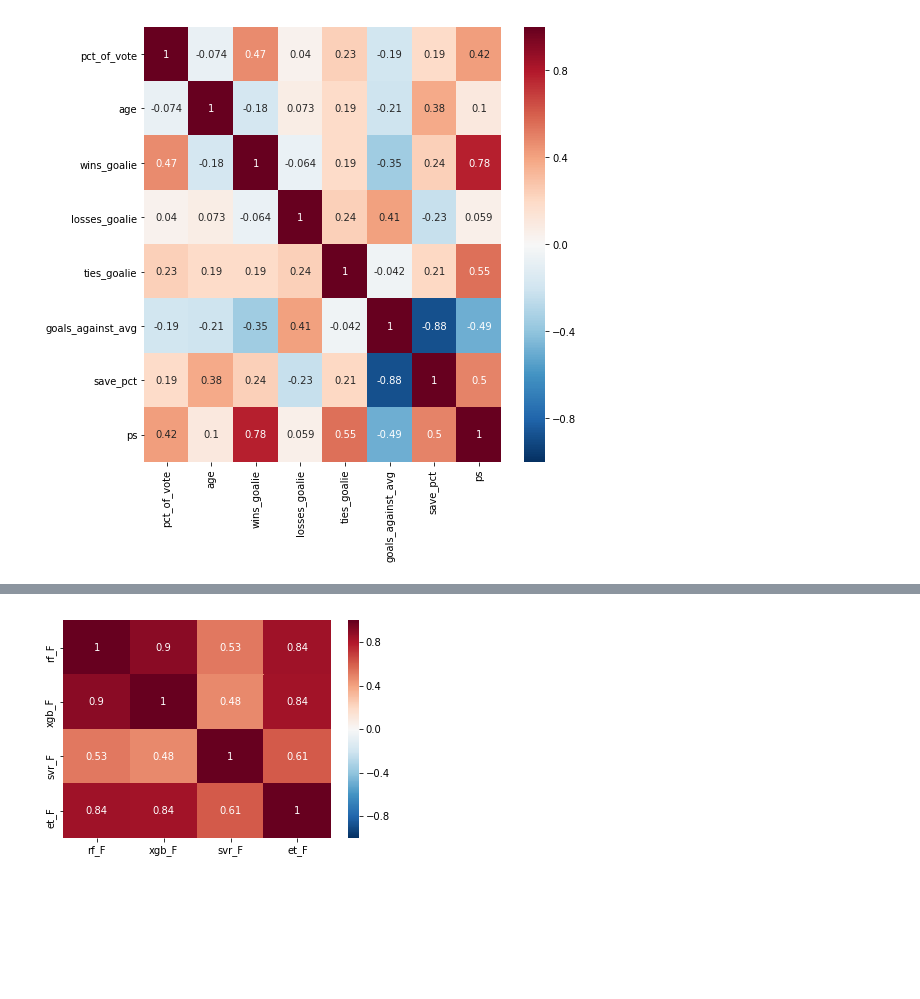
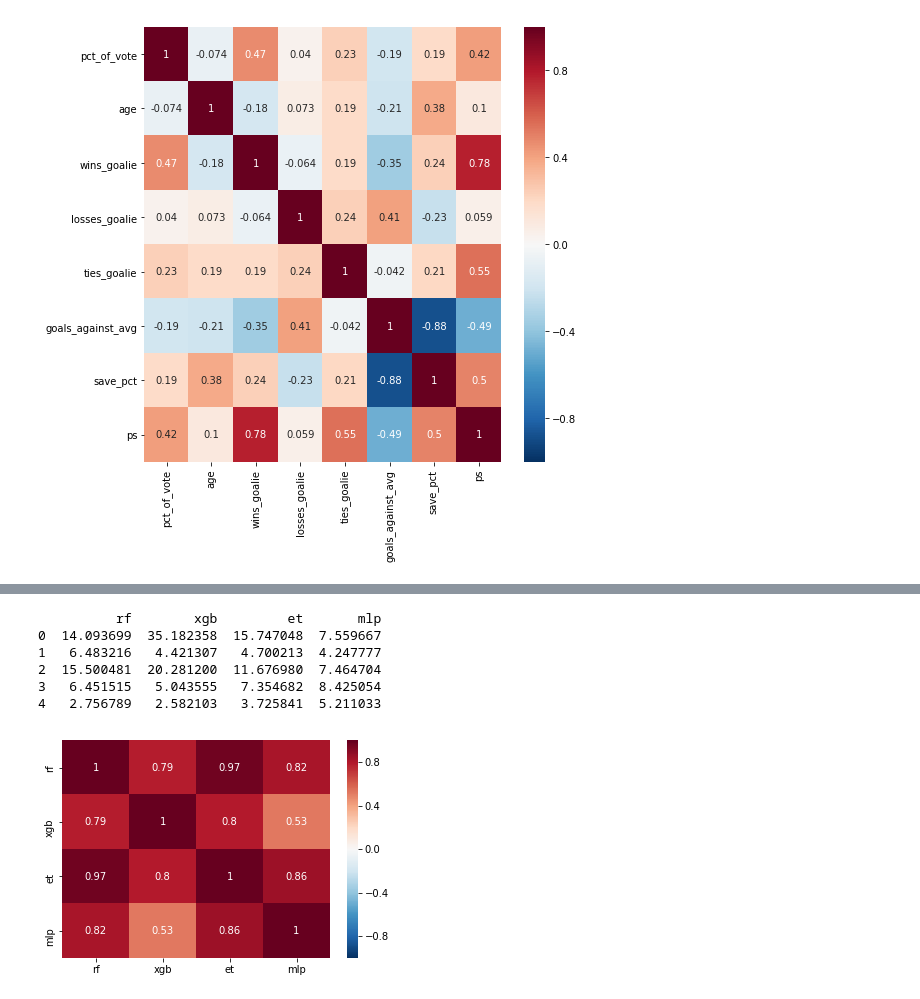
Before and after one commit to dbz10/NHL-Player-Awards, a Jupyter notebook: NHL MVP prediction.ipynb, the cells around one changed output, grey strips where cells are left out. Cells and saved outputs as stored; diff of their text form; code cells hidden in the pictures; blank space fills up the shorter version.

```diff
--- a/NHL MVP prediction.ipynb
+++ b/NHL MVP prediction.ipynb
@@ -250,8 +254,9 @@ model_features = [ u'age', u'goals', u'assists',  u'plus_minus',
 
 
 # # two approaches: in one, use all years prior to 2017 as training
-# train=fd[fd["Year"]<=2017]
-# test=fd[fd["Year"]>2017]
+target_yr = 2015
+train=fd[fd["Year"]!=target_yr]
+test=fd[fd["Year"] == target_yr]
 
 # x_train = train[model_features]
 # x_test = test[model_features]
@@ -264,25 +269,18 @@ model_features = [ u'age', u'goals', u'assists',  u'plus_minus',
 
 
 
-# other approach: use train test split
-# make an extra thing that also has their names in addition to pct of vote
 
-
-
-train, test = train_test_split(fd,test_size=0.1)
+# train, test = train_test_split(fd,test_size=0.03)
 base, holdout = train_test_split(train,test_size=0.1)
 
 x_test = test[model_features]
-yf_test = test.pct_of_vote
-yl_test = test.logpct_of_vote
+y_test = test.pct_of_vote
 
 x_base = base[model_features]
-yf_base = base.pct_of_vote
-yl_base = base.logpct_of_vote
+y_base = base.pct_of_vote
 
 x_holdout = holdout[model_features]
-yf_holdout = holdout.pct_of_vote
-yl_holdout = holdout.logpct_of_vote
+y_holdout = holdout.pct_of_vote
 
 
 # x_base and y_base will be used to fit the base models
@@ -459,50 +398,48 @@ SVR: 28.164173
 # %%
 # will use XGBoost to blend the five base models
 
-ensemble = XGBRegressor()
 
 
 # the ensemble takes the predictions of the five base models as input
 # the five base models are trained on x_base and y_base
 # they then predict y_holdout based on x_holdout
 # the ensemble has five features: the predictions of the
 # five base models for y_holdout. The ensemble then fits to
 # y_holdout
 
 
 lvl1_predictions = pd.DataFrame(columns = {
-#                                 "rf_F",
-#                                            "xgb_F",
-#                                            "svr_F",
-#                                            "et_F",
-#                                            "mlp_F" ,
-#                                           "rf_L",
-#                                            "xgb_L",
-#                                            "svr_L",
-#                                            "et_L",
-#                                            "mlp_L"
-                                          })
+#     'rf',
+#     'gb',
+#     'mlp',
+#     'et',
+#     'svr',
+})
 
-lvl1_predictions["rf_F"] = forest_pred_F
-lvl1_predictions["xgb_F"] = xgb_pred_F
-lvl1_predictions["svr_F"] = svr_pred_F
-lvl1_predictions["et_F"] = etrees_pred_F
-# lvl1_predictions["mlp_F"] = mlp_pred_F
+lvl1_predictions["rf"] = get_base_predictions(forest)
+lvl1_predictions["xgb"] = get_base_predictions(gbm)
+# lvl1_predictions["svr"] = get_base_predictions(svr)
+lvl1_predictions["et"] = get_base_predictions(et)
+lvl1_predictions["mlp"] = get_base_predictions(mlp)
 
-# lvl1_predictions["rf_L"] = forest_pred_L
-# lvl1_predictions["xgb_L"] = xgb_pred_L
-# lvl1_predictions["svr_L"] = svr_pred_L
-# lvl1_predictions["et_L"] = etrees_pred_L
-# lvl1_predictions["mlp_L"] = mlp_pred_L
 
 
 # look at correlation map of base predictions
+plt.figure()
 zz = lvl1_predictions.corr()
 sns.heatmap(zz,annot=True,cmap="RdBu_r",vmin=-1,vmax=1);
 
-# the models are fairly correlated with each other.
+# the models are decently correlated with each other.
 # this is not ideal, but that's life
+
+print lvl1_predictions.head()
 # %% [output]
+          rf        xgb         et       mlp
+0  14.093699  35.182358  15.747048  7.559667
+1   6.483216   4.421307   4.700213  4.247777
+2  15.500481  20.281200  11.676980  7.464704
+3   6.451515   5.043555   7.354682  8.425054
+4   2.756789   2.582103   3.725841  5.211033
-[figure, old version]
+[figure, new version]
 # %%
 # train the ensemble
```
Also changed, not shown: parts of 7 cells of this notebook.
